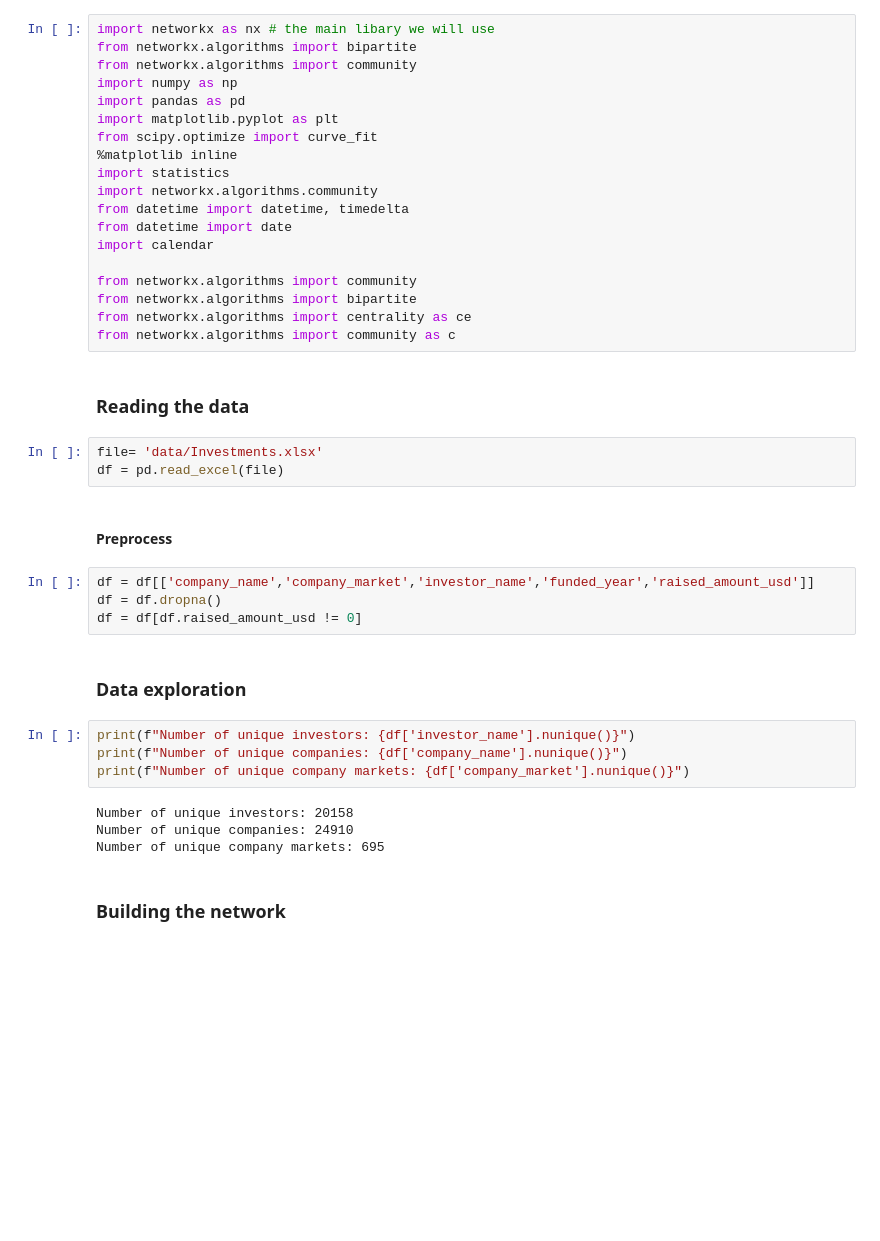
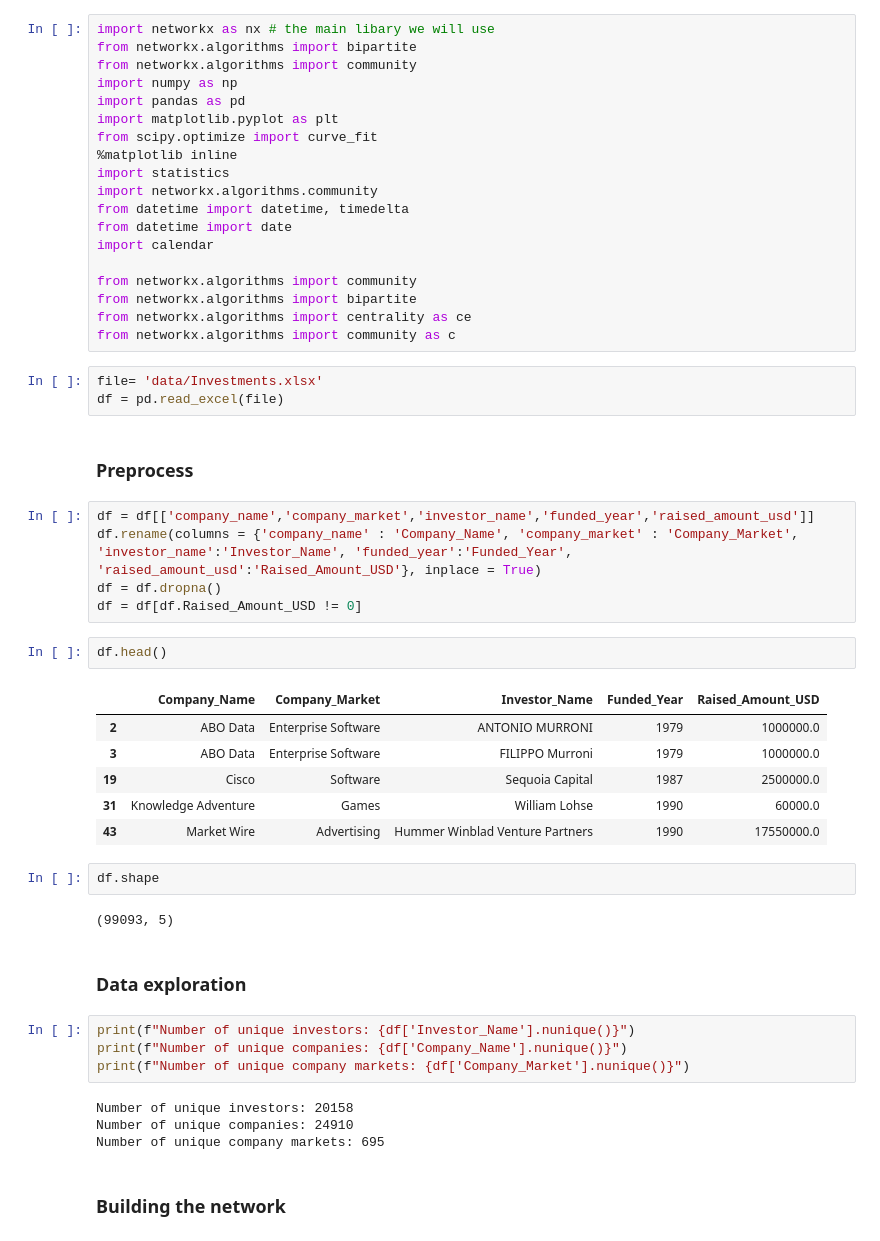
Before and after one commit to omeryefet/Complex_Networks, a Jupyter notebook: Project2022.ipynb, the cells around one changed output. Saved outputs shown, nothing was run; the diff lists cells and outputs as text; blank space fills up the shorter version.

```diff
--- a/Project2022.ipynb
+++ b/Project2022.ipynb
@@ -17,23 +17,35 @@ from networkx.algorithms import community
 from networkx.algorithms import bipartite
 from networkx.algorithms import centrality as ce
 from networkx.algorithms import community as c
-# %% [markdown]
-### Reading the data
 # %%
 file= 'data/Investments.xlsx'
 df = pd.read_excel(file)
 # %% [markdown]
-#### Preprocess
+### Preprocess
 # %%
 df = df[['company_name','company_market','investor_name','funded_year','raised_amount_usd']]
+df.rename(columns = {'company_name' : 'Company_Name', 'company_market' : 'Company_Market', 'investor_name':'Investor_Name', 'funded_year':'Funded_Year', 'raised_amount_usd':'Raised_Amount_USD'}, inplace = True)
 df = df.dropna()
-df = df[df.raised_amount_usd != 0]
+df = df[df.Raised_Amount_USD != 0]
+# %%
+df.head()
+# %% [output]
+|  | Company_Name | Company_Market | Investor_Name | Funded_Year | Raised_Amount_USD |
+| 2 | ABO Data | Enterprise Software | ANTONIO MURRONI | 1979 | 1000000.0 |
+| 3 | ABO Data | Enterprise Software | FILIPPO Murroni | 1979 | 1000000.0 |
+| 19 | Cisco | Software | Sequoia Capital | 1987 | 2500000.0 |
+| 31 | Knowledge Adventure | Games | William Lohse | 1990 | 60000.0 |
+| 43 | Market Wire | Advertising | Hummer Winblad Venture Partners | 1990 | 17550000.0 |
+# %%
+df.shape
+# %% [output]
+(99093, 5)
 # %% [markdown]
 ### Data exploration
 # %%
-print(f"Number of unique investors: {df['investor_name'].nunique()}")
-print(f"Number of unique companies: {df['company_name'].nunique()}")
-print(f"Number of unique company markets: {df['company_market'].nunique()}")
+print(f"Number of unique investors: {df['Investor_Name'].nunique()}")
+print(f"Number of unique companies: {df['Company_Name'].nunique()}")
+print(f"Number of unique company markets: {df['Company_Market'].nunique()}")
 # %% [output]
 Number of unique investors: 20158
 Number of unique companies: 24910
```
Also changed, not shown: parts of 2 cells of this notebook.
